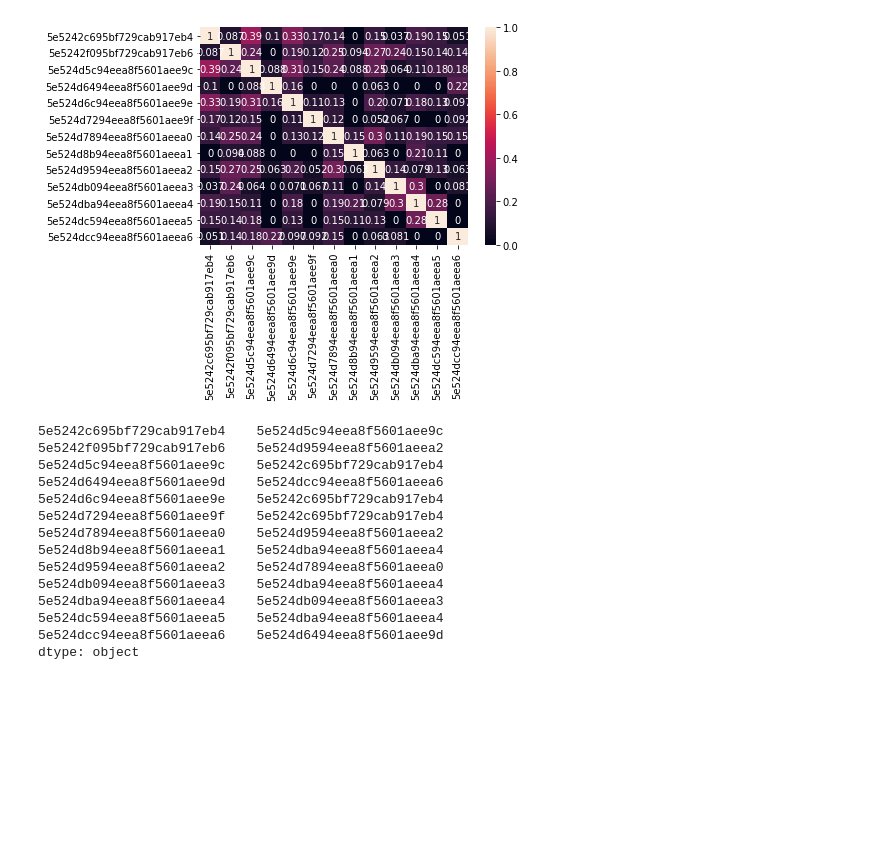
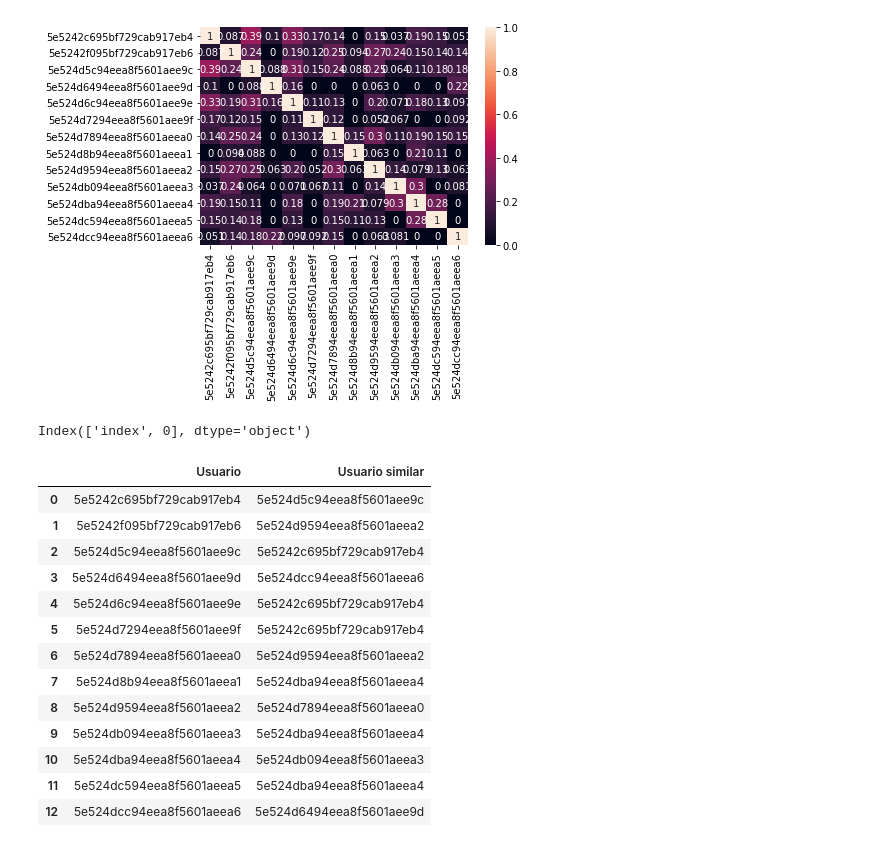
Before and after one commit to Bersuan/Proyecto-API, a Jupyter notebook: Recomendar-usuario.ipynb, the cells around one changed output. Cells and saved outputs as stored; diff of their text form; code cells hidden in the pictures; blank space fills up the shorter version.

```diff
--- a/Recomendar-usuario.ipynb
+++ b/Recomendar-usuario.ipynb
@@ -140,19 +140,31 @@ sns.heatmap(sim_df,annot=True)
 # %%
 import numpy as np
 np.fill_diagonal(sim_df.values, 0) # Remove diagonal max values and set those to 0
-sim_df.idxmax()
+recomendacion = sim_df.idxmax()
-# %% [output]
-5e5242c695bf729cab917eb4    5e524d5c94eea8f5601aee9c
-5e5242f095bf729cab917eb6    5e524d9594eea8f5601aeea2
-5e524d5c94eea8f5601aee9c    5e5242c695bf729cab917eb4
-5e524d6494eea8f5601aee9d    5e524dcc94eea8f5601aeea6
-5e524d6c94eea8f5601aee9e    5e5242c695bf729cab917eb4
-5e524d7294eea8f5601aee9f    5e5242c695bf729cab917eb4
-5e524d7894eea8f5601aeea0    5e524d9594eea8f5601aeea2
-5e524d8b94eea8f5601aeea1    5e524dba94eea8f5601aeea4
-5e524d9594eea8f5601aeea2    5e524d7894eea8f5601aeea0
-5e524db094eea8f5601aeea3    5e524dba94eea8f5601aeea4
-5e524dba94eea8f5601aeea4    5e524db094eea8f5601aeea3
-5e524dc594eea8f5601aeea5    5e524dba94eea8f5601aeea4
-5e524dcc94eea8f5601aeea6    5e524d6494eea8f5601aee9d
-dtype: object
+# %%
+recomendacion = pd.DataFrame(recomendacion)
+# %%
+recomendacion = recomendacion.reset_index()
+# %%
+recomendacion.columns
+# %% [output]
+Index(['index', 0], dtype='object')
+# %%
+recomendacion = recomendacion.rename(columns={'index':'Usuario',0:'Usuario similar'})
+# %%
+recomendacion
+# %% [output]
+|  | Usuario | Usuario similar |
+| 0 | 5e5242c695bf729cab917eb4 | 5e524d5c94eea8f5601aee9c |
+| 1 | 5e5242f095bf729cab917eb6 | 5e524d9594eea8f5601aeea2 |
+| 2 | 5e524d5c94eea8f5601aee9c | 5e5242c695bf729cab917eb4 |
+| 3 | 5e524d6494eea8f5601aee9d | 5e524dcc94eea8f5601aeea6 |
+| 4 | 5e524d6c94eea8f5601aee9e | 5e5242c695bf729cab917eb4 |
+| 5 | 5e524d7294eea8f5601aee9f | 5e5242c695bf729cab917eb4 |
+| 6 | 5e524d7894eea8f5601aeea0 | 5e524d9594eea8f5601aeea2 |
+| 7 | 5e524d8b94eea8f5601aeea1 | 5e524dba94eea8f5601aeea4 |
+| 8 | 5e524d9594eea8f5601aeea2 | 5e524d7894eea8f5601aeea0 |
+| 9 | 5e524db094eea8f5601aeea3 | 5e524dba94eea8f5601aeea4 |
+| 10 | 5e524dba94eea8f5601aeea4 | 5e524db094eea8f5601aeea3 |
+| 11 | 5e524dc594eea8f5601aeea5 | 5e524dba94eea8f5601aeea4 |
+| 12 | 5e524dcc94eea8f5601aeea6 | 5e524d6494eea8f5601aee9d |
```
